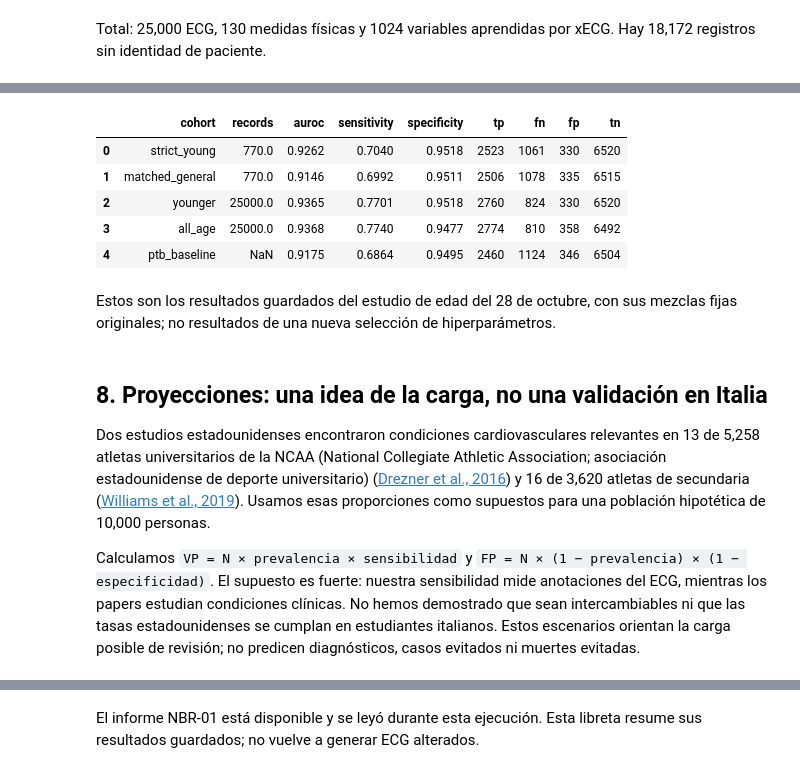
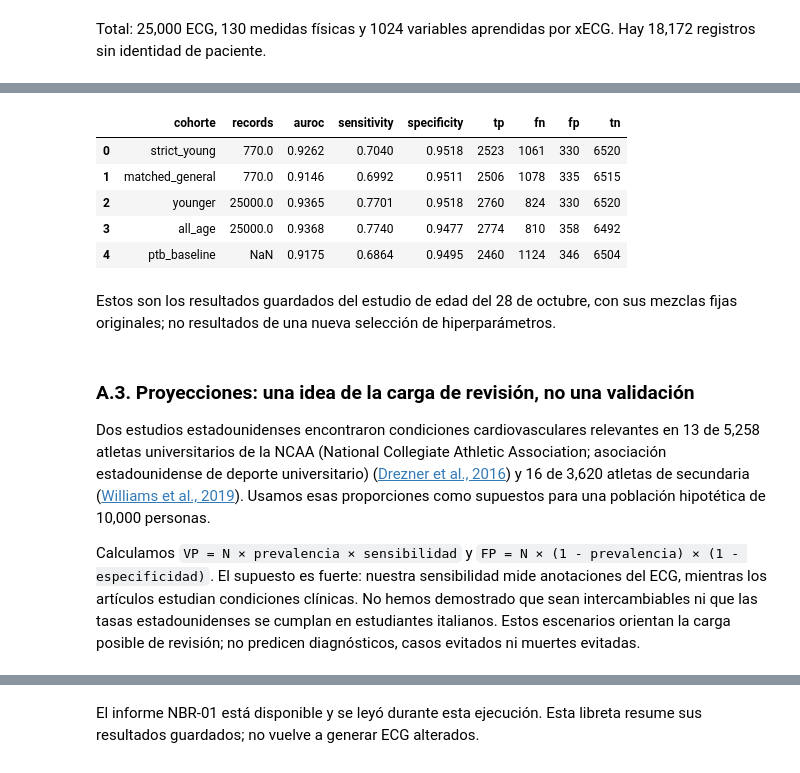
Before and after one commit to Janet16180/ecg-cardiopathy-detection, a Jupyter notebook: notebooks/Avance5.8.ipynb, the cells around one changed output, grey strips where cells are left out. Cells and saved outputs as stored; diff of their text form; code cells hidden in the pictures.

```diff
--- a/notebooks/Avance5.8.ipynb
+++ b/notebooks/Avance5.8.ipynb
@@ -62,7 +56,11 @@ from IPython.display import Image, Markdown, display
 from ecg_experiment import avance5 as a5
 from ecg_experiment.avance5_cache import delivery_run
 from ecg_experiment.files import write_json_atomic
-MODEL_LABELS = {"xECG + logística": "xECG con regresión logística"}
+MODEL_LABELS = {"xECG + logística": "xECG con regresión logística",
+                "Logística · medidas": "Logística sobre medidas",
+                "SVM · medidas": "SVM sobre medidas", "MLP · medidas": "MLP sobre medidas"}
+a5.NAMES.update({"logistic": "Logística sobre medidas", "svm": "SVM sobre medidas",
+                 "mlp": "MLP sobre medidas"})
 START = time.perf_counter()
 pd.set_option("display.max_columns", 15)
 pd.set_option("display.max_colwidth", 65)
@@ -70,7 +68,7 @@ plt.style.use("seaborn-v0_8-whitegrid")
 a5.OUT.mkdir(parents=True, exist_ok=True)
 a5.REPORT.mkdir(parents=True, exist_ok=True)
 replay = a5.replay_existing()
-display(Markdown(f"Verificación previa: la matriz histórica del cohort general se reprodujo "
+display(Markdown(f"Verificación previa: la matriz histórica de la cohorte general se reprodujo "
                  f"exactamente: {replay['metrics']['tp']:,} VP, {replay['metrics']['fn']:,} FN, "
                  f"{replay['metrics']['fp']:,} FP y {replay['metrics']['tn']:,} VN."))
 # %% [output]
@@ -484,10 +517,11 @@ pero no demuestra generalización a Italia. No concluimos que la edad carezca de
 # %%
 age_results = a5.age_comparison(replay["aggregate"])
-display(age_results[["cohort", "records", "auroc", "sensitivity", "specificity", "tp", "fn", "fp", "tn"]].round(4))
+display(age_results[["cohort", "records", "auroc", "sensitivity", "specificity", "tp", "fn", "fp", "tn"]]
+        .rename(columns={"cohort": "cohorte"}).round(4))
 display(Markdown("Estos son los resultados guardados del estudio de edad del 28 de octubre, "
                  "con sus mezclas fijas originales; no resultados de una nueva selección de hiperparámetros."))
 # %% [output]
-|  | cohort | records | auroc | sensitivity | specificity | tp | fn | fp | tn |
+|  | cohorte | records | auroc | sensitivity | specificity | tp | fn | fp | tn |
 | 0 | strict_young | 770.0 | 0.9262 | 0.7040 | 0.9518 | 2523 | 1061 | 330 | 6520 |
 | 1 | matched_general | 770.0 | 0.9146 | 0.6992 | 0.9511 | 2506 | 1078 | 335 | 6515 |
 | 2 | younger | 25000.0 | 0.9365 | 0.7701 | 0.9518 | 2760 | 824 | 330 | 6520 |
@@ -495,7 +529,7 @@ display(Markdown("Estos son los resultados guardados del estudio de edad del 28
 | 4 | ptb_baseline | NaN | 0.9175 | 0.6864 | 0.9495 | 2460 | 1124 | 346 | 6504 |
 Estos son los resultados guardados del estudio de edad del 28 de octubre, con sus mezclas fijas originales; no resultados de una nueva selección de hiperparámetros.
 # %% [markdown]
-## 8. Proyecciones: una idea de la carga, no una validación en Italia
+### A.3. Proyecciones: una idea de la carga de revisión, no una validación
 
 Dos estudios estadounidenses encontraron condiciones cardiovasculares relevantes en
 13 de 5,258 atletas universitarios de la NCAA (National Collegiate Athletic Association;
@@ -504,8 +538,8 @@ y 16 de 3,620 atletas de secundaria ([Williams et al., 2019](https://pmc.ncbi.nl
 Usamos esas proporciones como supuestos para una población hipotética de 10,000 personas.
 
 Calculamos `VP = N × prevalencia × sensibilidad` y
-`FP = N × (1 − prevalencia) × (1 − especificidad)`.
-El supuesto es fuerte: nuestra sensibilidad mide anotaciones del ECG, mientras los papers
+`FP = N × (1 - prevalencia) × (1 - especificidad)`.
+El supuesto es fuerte: nuestra sensibilidad mide anotaciones del ECG, mientras los artículos
 estudian condiciones clínicas. No hemos demostrado que sean intercambiables ni que las
 tasas estadounidenses se cumplan en estudiantes italianos. Estos escenarios orientan la carga
 posible de revisión; no predicen diagnósticos, casos evitados ni muertes evitadas.
```
Also changed, not shown: parts of 53 cells of this notebook, 5 other files.
